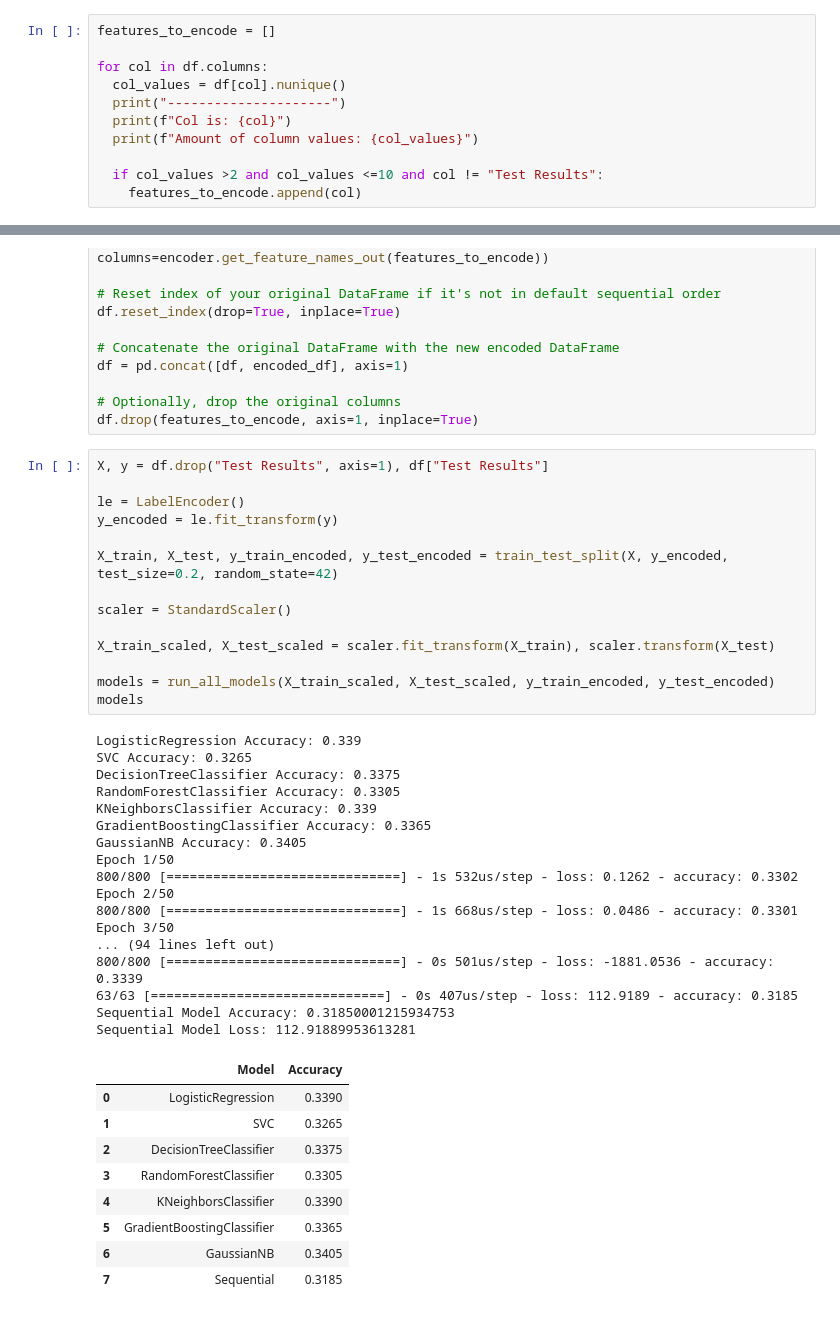
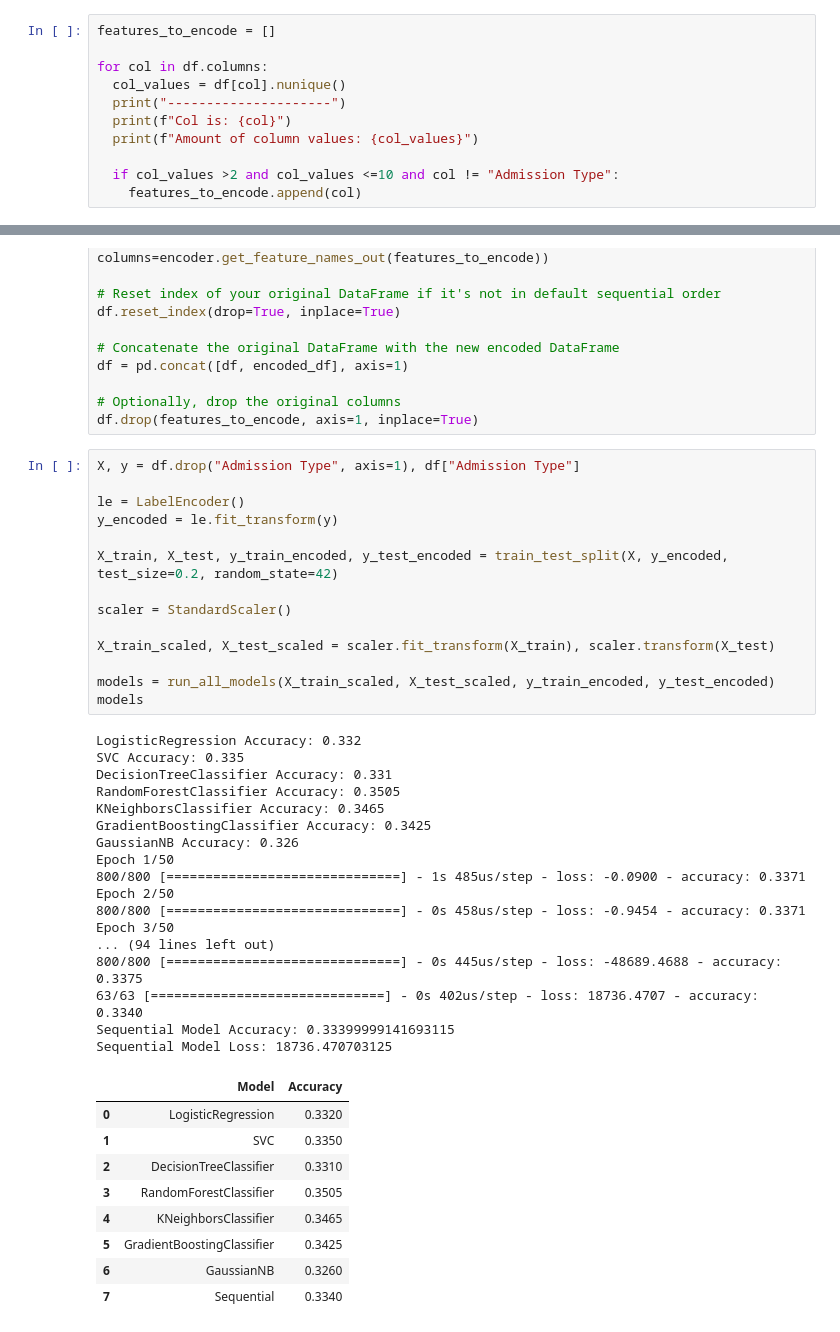
Before and after one commit to MaukanMir/Health-Care-Classifier, a Jupyter notebook: training.ipynb, the cells around one changed output, grey strips where cells are left out. Drawn from its saved outputs; the diff is of its cells as text.

Commit message:
Model performs poorly on both target columns

```diff
--- a/training.ipynb
+++ b/training.ipynb
@@ -119,7 +119,7 @@ for col in df.columns:
   print(f"Col is: {col}")
   print(f"Amount of column values: {col_values}")
 
-  if col_values >2 and col_values <=10 and col != "Test Results":
+  if col_values >2 and col_values <=10 and col != "Admission Type":
     features_to_encode.append(col)
 # %% [output]
 ---------------------
@@ -210,43 +210,43 @@ df = pd.concat([df, encoded_df], axis=1)
 # Optionally, drop the original columns
 df.drop(features_to_encode, axis=1, inplace=True)
 # %%
-X, y = df.drop("Test Results", axis=1), df["Test Results"]
+X, y = df.drop("Admission Type", axis=1), df["Admission Type"]
 
 le = LabelEncoder()
 y_encoded = le.fit_transform(y)
 
 X_train, X_test, y_train_encoded, y_test_encoded = train_test_split(X, y_encoded, test_size=0.2, random_state=42)
 
 scaler = StandardScaler()
 
 X_train_scaled, X_test_scaled = scaler.fit_transform(X_train), scaler.transform(X_test)
 
 models = run_all_models(X_train_scaled, X_test_scaled, y_train_encoded, y_test_encoded)
 models
 # %% [output]
-LogisticRegression Accuracy: 0.339
-SVC Accuracy: 0.3265
-DecisionTreeClassifier Accuracy: 0.3375
-RandomForestClassifier Accuracy: 0.3305
-KNeighborsClassifier Accuracy: 0.339
-GradientBoostingClassifier Accuracy: 0.3365
-GaussianNB Accuracy: 0.3405
+LogisticRegression Accuracy: 0.332
+SVC Accuracy: 0.335
+DecisionTreeClassifier Accuracy: 0.331
+RandomForestClassifier Accuracy: 0.3505
+KNeighborsClassifier Accuracy: 0.3465
+GradientBoostingClassifier Accuracy: 0.3425
+GaussianNB Accuracy: 0.326
 Epoch 1/50
-800/800 [==============================] - 1s 532us/step - loss: 0.1262 - accuracy: 0.3302
+800/800 [==============================] - 1s 485us/step - loss: -0.0900 - accuracy: 0.3371
 Epoch 2/50
-800/800 [==============================] - 1s 668us/step - loss: 0.0486 - accuracy: 0.3301
+800/800 [==============================] - 0s 458us/step - loss: -0.9454 - accuracy: 0.3371
 Epoch 3/50
 ... (94 lines left out)
-800/800 [==============================] - 0s 501us/step - loss: -1881.0536 - accuracy: 0.3339
-63/63 [==============================] - 0s 407us/step - loss: 112.9189 - accuracy: 0.3185
-Sequential Model Accuracy: 0.31850001215934753
-Sequential Model Loss: 112.91889953613281
+800/800 [==============================] - 0s 445us/step - loss: -48689.4688 - accuracy: 0.3375
+63/63 [==============================] - 0s 402us/step - loss: 18736.4707 - accuracy: 0.3340
+Sequential Model Accuracy: 0.33399999141693115
+Sequential Model Loss: 18736.470703125
 |  | Model | Accuracy |
-| 0 | LogisticRegression | 0.3390 |
-| 1 | SVC | 0.3265 |
-| 2 | DecisionTreeClassifier | 0.3375 |
-| 3 | RandomForestClassifier | 0.3305 |
-| 4 | KNeighborsClassifier | 0.3390 |
-| 5 | GradientBoostingClassifier | 0.3365 |
-| 6 | GaussianNB | 0.3405 |
-| 7 | Sequential | 0.3185 |
+| 0 | LogisticRegression | 0.3320 |
+| 1 | SVC | 0.3350 |
+| 2 | DecisionTreeClassifier | 0.3310 |
+| 3 | RandomForestClassifier | 0.3505 |
+| 4 | KNeighborsClassifier | 0.3465 |
+| 5 | GradientBoostingClassifier | 0.3425 |
+| 6 | GaussianNB | 0.3260 |
+| 7 | Sequential | 0.3340 |
```
Also changed, not shown: parts of 1 cell of this notebook.
